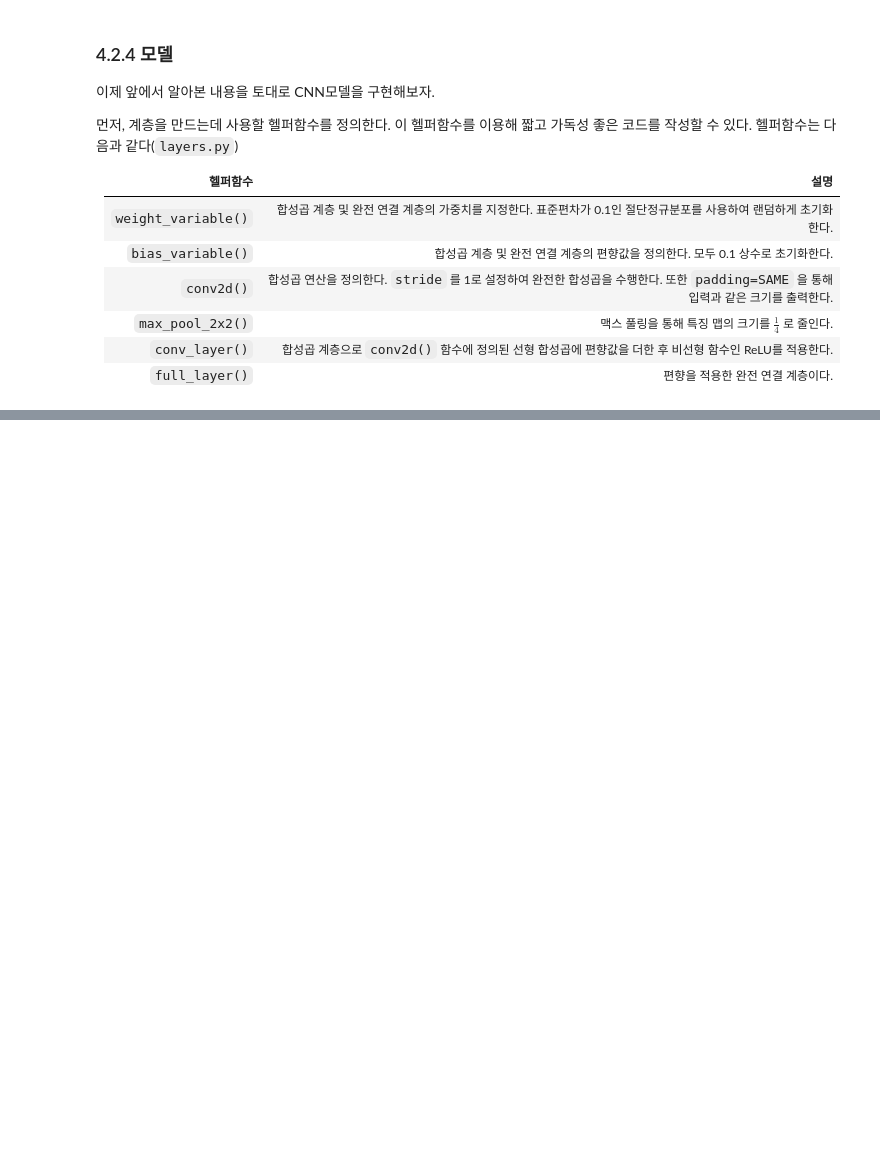
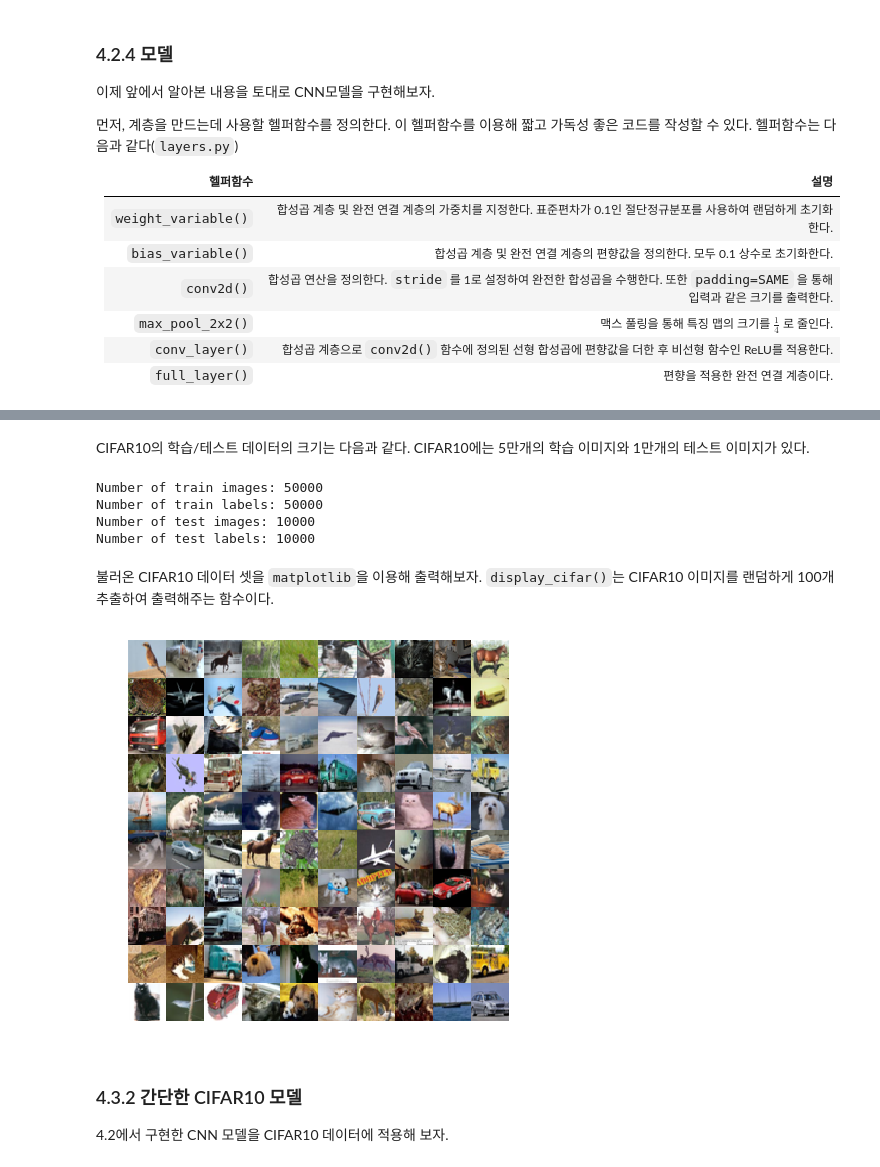
Before and after one commit to ExcelsiorCJH/LearningTensorFlow, a Jupyter notebook: Chap04-Convolutional_Neural_Networks/Chap04-CNN.ipynb, the cells around one changed output, grey strips where cells are left out. Cells and saved outputs as stored; diff of their text form; code cells hidden in the pictures; blank space fills up the shorter version.

```diff
--- a/Chap04-Convolutional_Neural_Networks/Chap04-CNN.ipynb
+++ b/Chap04-Convolutional_Neural_Networks/Chap04-CNN.ipynb
@@ -265,0 +294,37 @@ X =
+# %%
+def cifar10_load():
+    (train_x, train_y), (test_x, test_y) = tf.keras.datasets.cifar10.load_data()
+
+    # Train - Image
+    train_x = train_x.astype('float32') / 255
+    # Train - Label(OneHot)
+    train_y = tf.keras.utils.to_categorical(train_y, num_classes=10)
+
+    # Test - Image
+    test_x = test_x.astype('float32') / 255
+    # Test - Label(OneHot)
+    test_y = tf.keras.utils.to_categorical(test_y, num_classes=10)
+
+    return (train_x, train_y), (test_x, test_y)
+
+
+(train_x, train_y), (test_x, test_y) = cifar10_load()
+
+dataset = tf.data.Dataset.from_tensor_slices(({"image": train_x}, train_y))
+dataset = dataset.shuffle(100000).repeat().batch(MINIBATCH_SIZE)
+iterator = dataset.make_one_shot_iterator()
+next_batch = iterator.get_next()
+# %% [markdown]
+CIFAR10의 학습/테스트 데이터의 크기는 다음과 같다. CIFAR10에는 5만개의 학습 이미지와 1만개의 테스트 이미지가 있다.
+# %%
+print("Number of train images: {}".format(len(train_x)))
+print("Number of train labels: {}".format(len(train_y)))
+print("Number of test images: {}".format(len(test_x)))
+print("Number of test labels: {}".format(len(test_y)))
+# %% [output]
+Number of train images: 50000
+Number of train labels: 50000
+Number of test images: 10000
+Number of test labels: 10000
+# %% [markdown]
+불러온 CIFAR10 데이터 셋을 `matplotlib`을 이용해 출력해보자. `display_cifar()`는 CIFAR10 이미지를 랜덤하게 100개 추출하여 출력해주는 함수이다.
@@ -265,0 +339,18 @@ X =
+# %%
+def display_cifar(images, size):
+    n = len(images)
+    plt.figure()
+    plt.gca().set_axis_off()
+    im = np.vstack([np.hstack([images[np.random.choice(n)] for i in range(size)])
+                    for i in range(size)])
+    plt.imshow(im)
+    plt.show()
+
+figsize(15, 7)
+display_cifar(train_x, 10)
+# %% [output]
+[figure, added]
+# %% [markdown]
+### 4.3.2 간단한 CIFAR10 모델
+
+4.2에서 구현한 CNN 모델을 CIFAR10 데이터에 적용해 보자.
```
Also changed, not shown: parts of 16 cells of this notebook.
